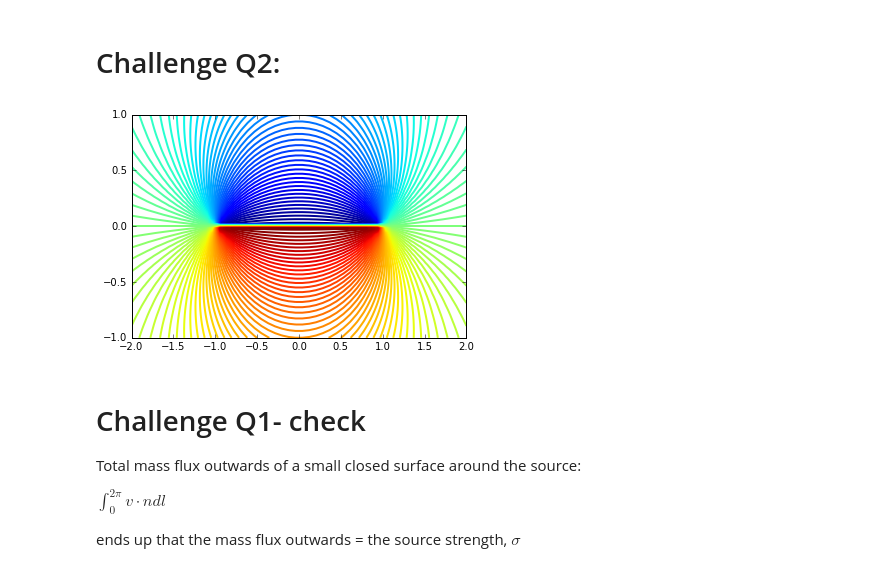
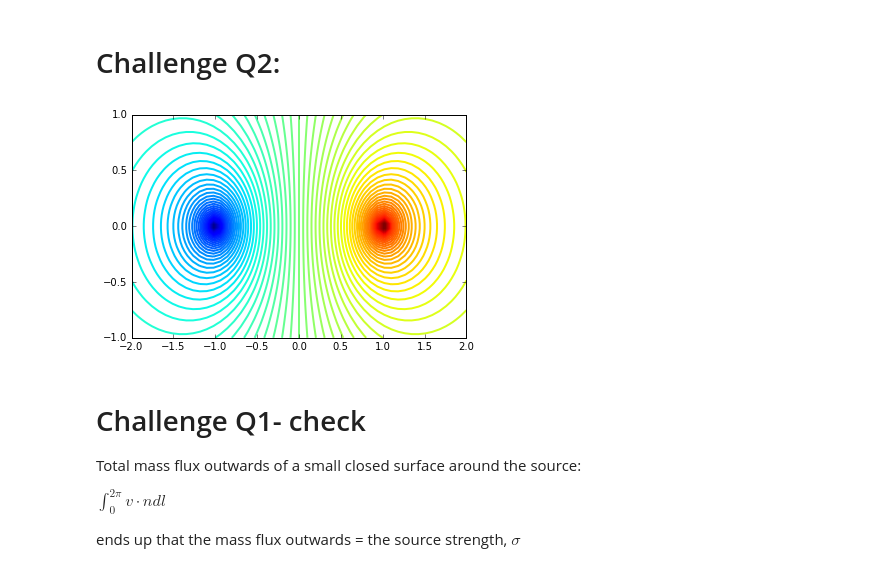
Before and after one commit to vickyat/Aero_Hydro2, a Jupyter notebook: Potential_Flow/Source_Sink_Pair.ipynb, the cells around one changed output. Drawn from its saved outputs; the diff is of its cells as text; code cells hidden in the pictures.

```diff
--- a/Potential_Flow/Source_Sink_Pair.ipynb
+++ b/Potential_Flow/Source_Sink_Pair.ipynb
@@ -75,5 +75,8 @@ pyplot.scatter([x_source,x_sink],[y_source,y_sink], color='#990000',s=80,marker=
 # %% [markdown]
 # Challenge Q2:
 # %%
-psi_source = strength_source/(2*numpy.pi)*numpy.arctan2((Y-y_source),(X-x_source))
-psi_sink = strength_sink/(2*numpy.pi)*numpy.arctan2((Y-y_sink),(X-x_sink))
+#psi_source = strength_source/(2*numpy.pi)*numpy.arctan2((Y-y_source),(X-x_source))
+#psi_sink = strength_sink/(2*numpy.pi)*numpy.arctan2((Y-y_sink),(X-x_sink))
+
+phi_source = strength_source/(2*numpy.pi)*numpy.log(numpy.sqrt((X-x_source)**2+(Y-y_source)**2))
+phi_sink = strength_sink/(2*numpy.pi)*numpy.log(numpy.sqrt((X-x_sink)**2+(Y-y_sink)**2))
@@ -82,7 +83,9 @@ psi = psi_source+psi_sink
+# %%
+phi = phi_source+phi_sink
 # %%
-pyplot.contour(X,Y,psi,100, linewidths=2, linestyles='solid');
+pyplot.contour(X,Y,phi,100, linewidths=2, linestyles='solid');
 # %% [output]
-[figure, old version]
+[figure, new version]
 # %% [markdown]
 # Challenge Q1- check
 Total mass flux outwards of a small closed surface around the source:
```
Also changed, not shown: parts of 1 cell of this notebook, 2 other files.
